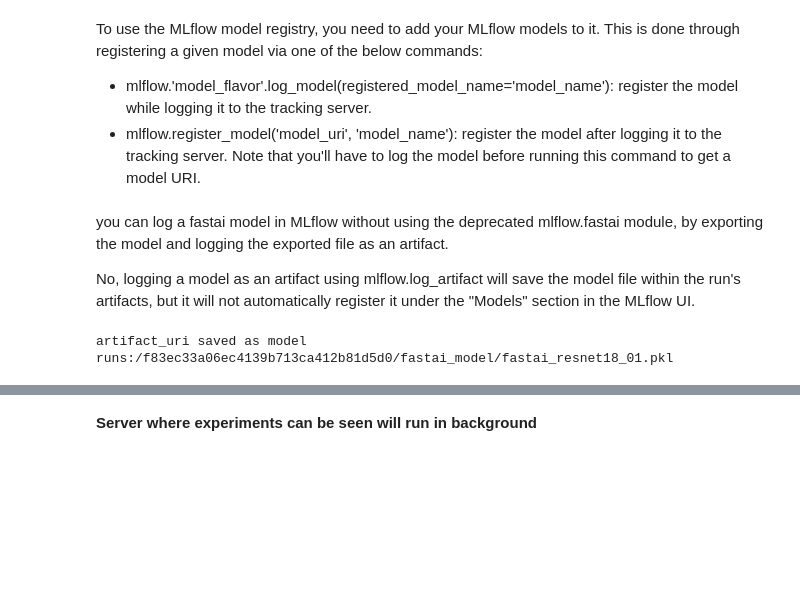
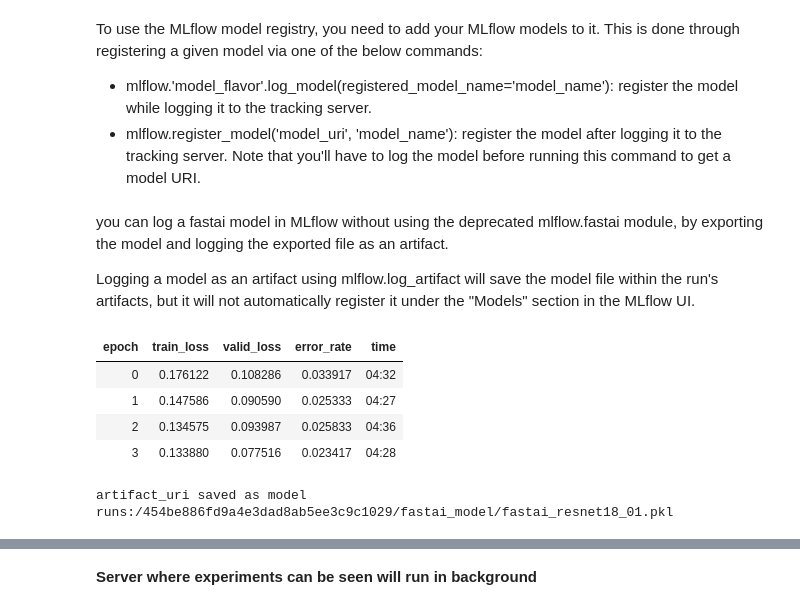
Before and after one commit to leropo00/ml_digital_art, a Jupyter notebook: notebooks/tutorial_tracking_mlflow_fastai.ipynb, the cells around one changed output, grey strips where cells are left out. Drawn from its saved outputs; the diff is of its cells as text; code cells hidden in the pictures; blank space fills up the shorter version.

```diff
--- a/notebooks/tutorial_tracking_mlflow_fastai.ipynb
+++ b/notebooks/tutorial_tracking_mlflow_fastai.ipynb
@@ -177,7 +172,7 @@ To use the MLflow model registry, you need to add your MLflow models to it. This
 # %% [markdown]
 you can log a fastai model in MLflow without using the deprecated mlflow.fastai module, by exporting the model and logging the exported file as an artifact.
 
-No, logging a model as an artifact using mlflow.log_artifact will save the model file within the run's artifacts, but it will not automatically register it under the "Models" section in the MLflow UI.
+Logging a model as an artifact using mlflow.log_artifact will save the model file within the run's artifacts, but it will not automatically register it under the "Models" section in the MLflow UI.
 # %%
 def save_fastai_model_as_artifact(mlfclient, run_id,  learner, exported_model_filename, artifact_path = 'fastai_model'):
 
@@ -199,19 +194,24 @@ def fastai_model_from_artifact(artifact_uri):
 # %%
 with mlflow.start_run(experiment_id=active_experiment_id, run_name='resnet18_prertained_01_final_layers') as run:
     log_params(mlfclient, run, params_training_all_runs)
 
     run_params = {"learning_rate": 0.01, "pct_start": 0.99, "num_epochs": 4}
     log_params(mlfclient, run, run_params)
 
     cb_mlflow = MLFlowTracking(metric_names=['valid_loss', 'train_loss', 'error_rate'], client=mlfclient, run_id=run.info.run_id)
 
     learn.freeze()
-    #learn.fit_one_cycle(run_params['num_epochs'], run_params['learning_rate'], pct_start=run_params['pct_start'], cbs=[cb_mlflow])
+    learn.fit_one_cycle(run_params['num_epochs'], run_params['learning_rate'], pct_start=run_params['pct_start'], cbs=[cb_mlflow])
 
     save_fastai_model_as_artifact(mlfclient, run.info.run_id, learn, 'fastai_resnet18_01.pkl')
 # %% [output]
+| epoch | train_loss | valid_loss | error_rate | time |
+| 0 | 0.176122 | 0.108286 | 0.033917 | 04:32 |
+| 1 | 0.147586 | 0.090590 | 0.025333 | 04:27 |
+| 2 | 0.134575 | 0.093987 | 0.025833 | 04:36 |
+| 3 | 0.133880 | 0.077516 | 0.023417 | 04:28 |
 artifact_uri saved as model
-runs:/f83ec33a06ec4139b713ca412b81d5d0/fastai_model/fastai_resnet18_01.pkl
+runs:/454be886fd9a4e3dad8ab5ee3c9c1029/fastai_model/fastai_resnet18_01.pkl
 # %%
 with mlflow.start_run(experiment_id=active_experiment_id, run_name='resnet18_prertained_02_unfreezed layers') as run:
     log_params(mlfclient, run, params_training_all_runs)
```
Also changed, not shown: parts of 17 cells of this notebook.
